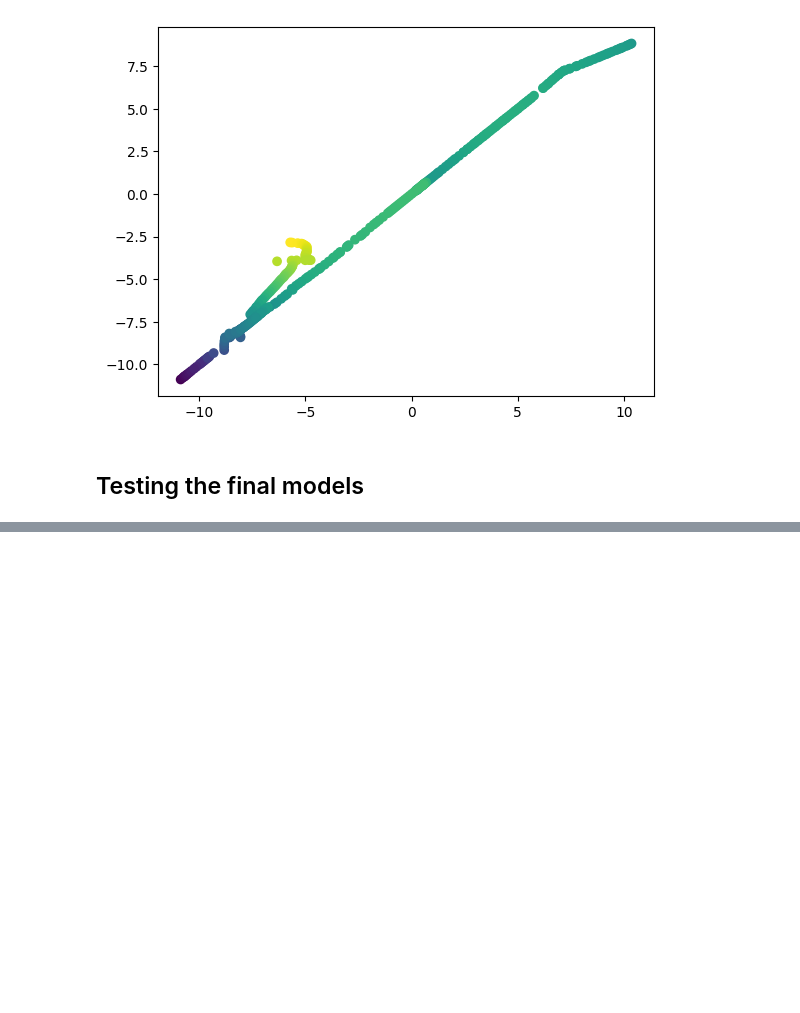
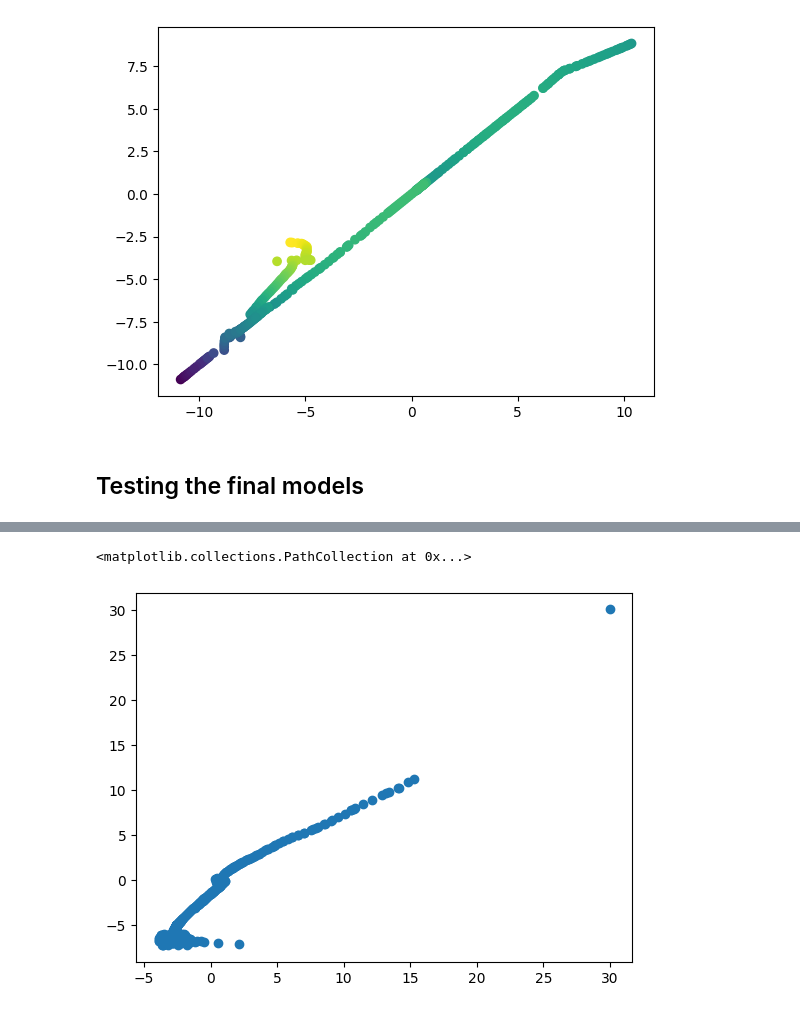
Before and after one commit to emilyhunt/gaianir-open-clusters, a Jupyter notebook: prototypes/photometry/dustapprox.ipynb, the cells around one changed output, grey strips where cells are left out. Saved outputs shown, nothing was run; the diff lists cells and outputs as text; code cells hidden in the pictures; blank space fills up the shorter version.

```diff
--- a/prototypes/photometry/dustapprox.ipynb
+++ b/prototypes/photometry/dustapprox.ipynb
@@ -440,0 +439,5 @@ plt.gca().invert_yaxis()
+# %%
+plt.scatter(iso['Gmag'], iso['N'])
+# %% [output]
+<matplotlib.collections.PathCollection at 0x...>
+[figure, added]
```
Also changed, not shown: parts of 7 cells of this notebook, 5 other files.
